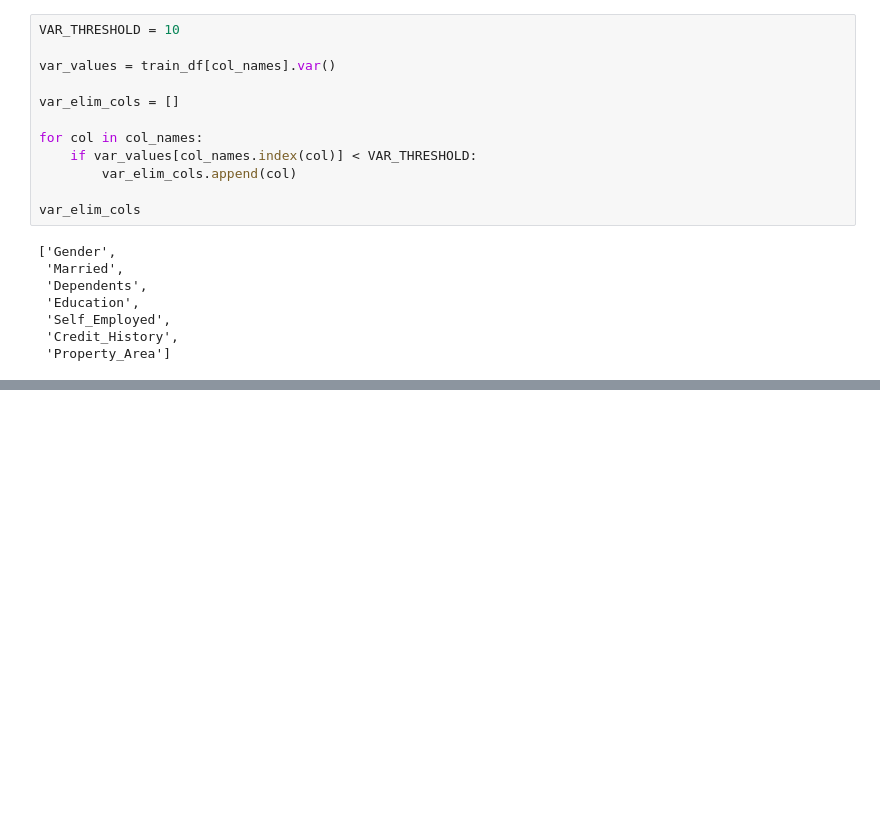
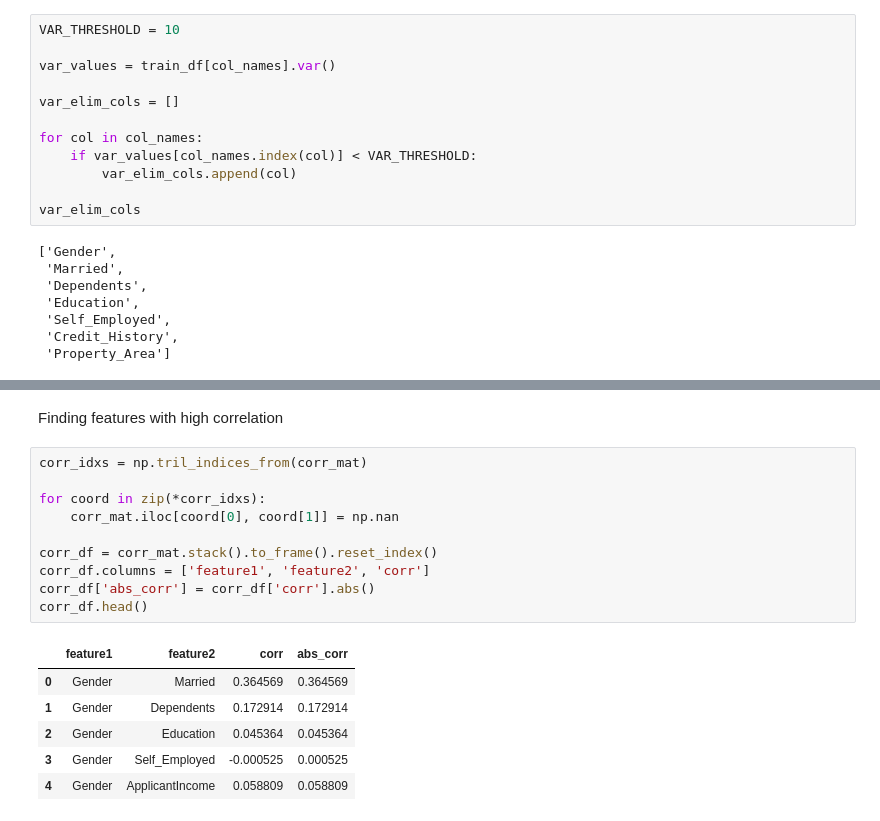
Before and after one commit to VaheC/ThinkingDS, a Jupyter notebook: ch2_dim_reduction.ipynb, the cells around one changed output, grey strips where cells are left out. Cells and saved outputs as stored; diff of their text form; blank space fills up the shorter version.

```diff
--- a/ch2_dim_reduction.ipynb
+++ b/ch2_dim_reduction.ipynb
@@ -206,0 +220,19 @@ var_elim_cols
+# %% [markdown]
+Finding features with high correlation
+# %%
+corr_idxs = np.tril_indices_from(corr_mat)
+
+for coord in zip(*corr_idxs):
+    corr_mat.iloc[coord[0], coord[1]] = np.nan
+
+corr_df = corr_mat.stack().to_frame().reset_index()
+corr_df.columns = ['feature1', 'feature2', 'corr']
+corr_df['abs_corr'] = corr_df['corr'].abs()
+corr_df.head()
+# %% [output]
+|  | feature1 | feature2 | corr | abs_corr |
+| 0 | Gender | Married | 0.364569 | 0.364569 |
+| 1 | Gender | Dependents | 0.172914 | 0.172914 |
+| 2 | Gender | Education | 0.045364 | 0.045364 |
+| 3 | Gender | Self_Employed | -0.000525 | 0.000525 |
+| 4 | Gender | ApplicantIncome | 0.058809 | 0.058809 |
```
Also changed, not shown: parts of 5 cells of this notebook.
